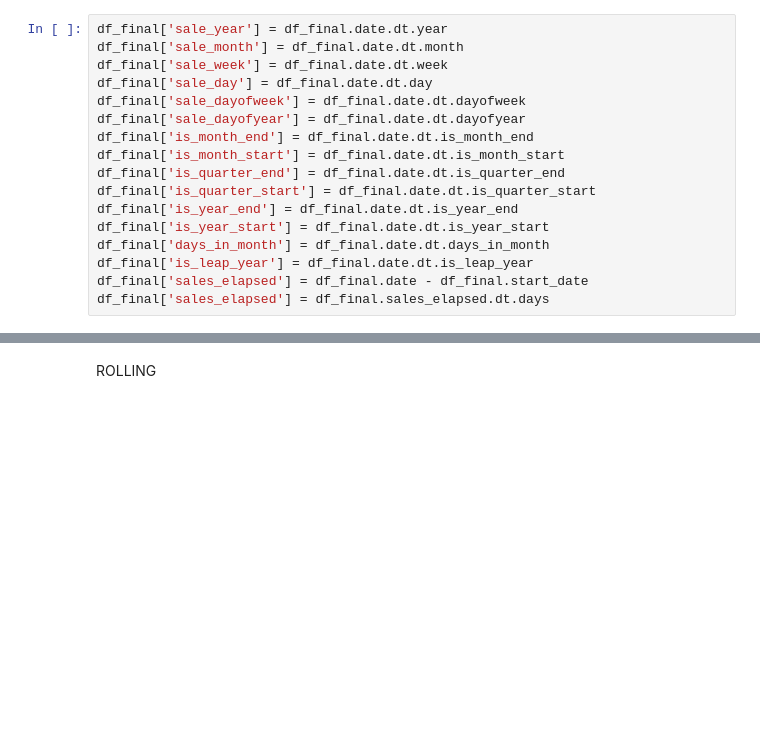
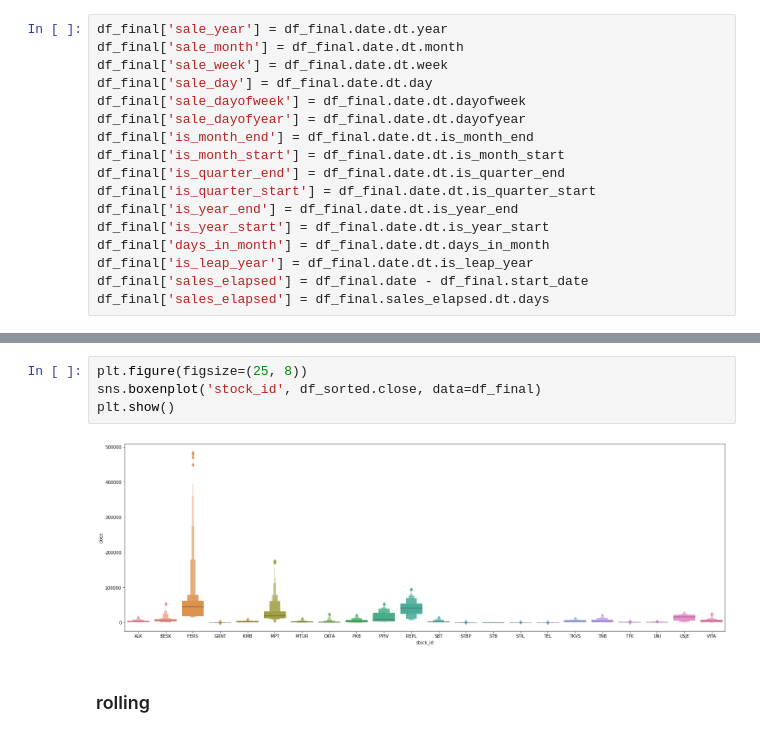
Before and after one commit to gjurcin/MacedoniaStockMarket, a Jupyter notebook: mse_prediction_gjurcin.ipynb, the cells around one changed output, grey strips where cells are left out. Cells and saved outputs as stored; diff of their text form; blank space fills up the shorter version.

```diff
--- a/mse_prediction_gjurcin.ipynb
+++ b/mse_prediction_gjurcin.ipynb
@@ -173,6 +173,12 @@ display_all(df_final.tail(10).T)
 | days_in_month | 31 | 31 | 31 | 31 | 31 | 31 | 31 | 31 | 31 | 31 |
 | is_leap_year | True | True | True | True | True | True | True | True | True | True |
 | sales_elapsed | 7978 | 7979 | 7980 | 7981 | 7982 | 7983 | 7984 | 7985 | 7986 | 7987 |
-# %% [markdown]
-ROLLING
+# %%
+plt.figure(figsize=(25, 8))
+sns.boxenplot('stock_id', df_sorted.close, data=df_final)
+plt.show()
+# %% [output]
+[figure, added]
+# %% [markdown]
+### rolling
 # %%
```
Also changed, not shown: parts of 14 cells of this notebook.
